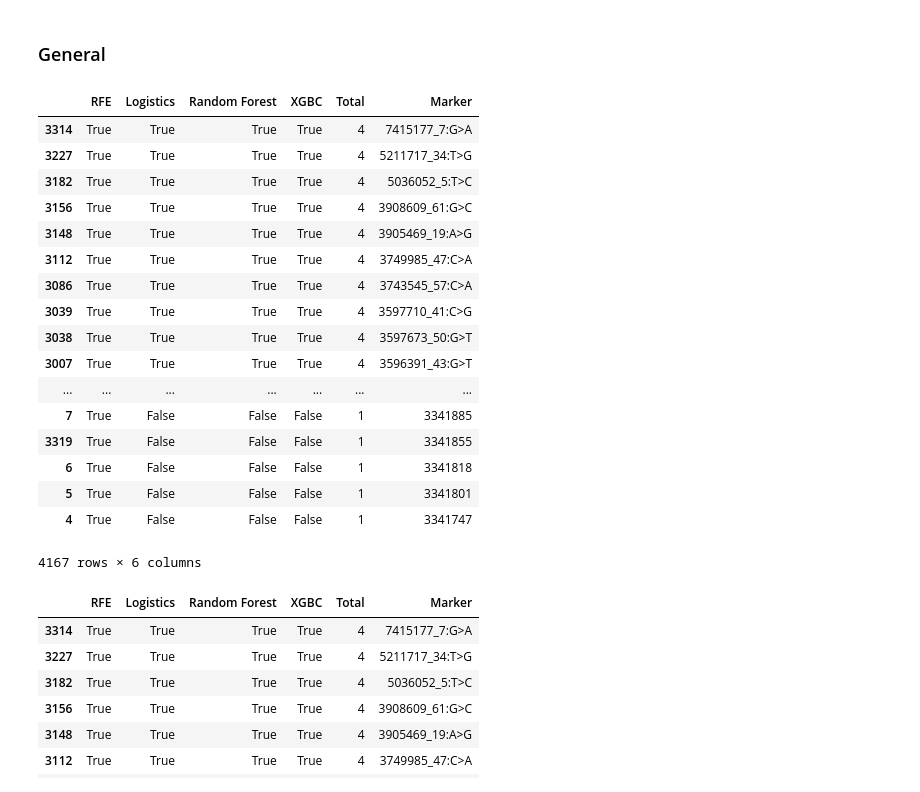
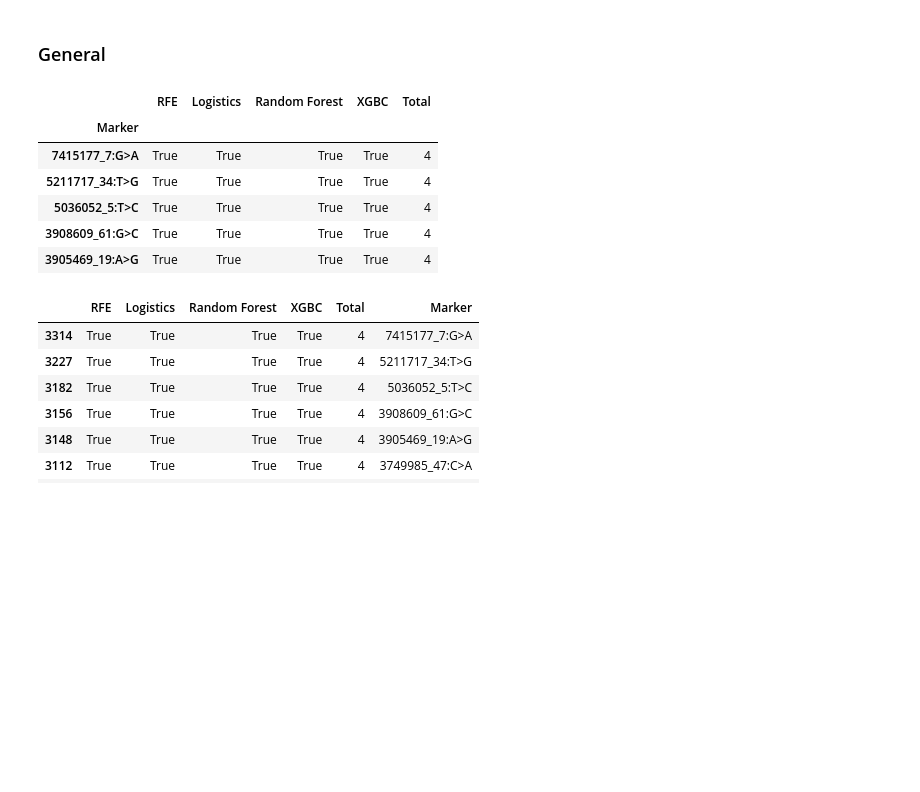
Before and after one commit to Janbinkowski96/New_DaRT_Data, a Jupyter notebook: Markers_selection.ipynb, the cells around one changed output. Cells and saved outputs as stored; diff of their text form; code cells hidden in the pictures; blank space fills up the shorter version.

Commit message:
added selection system

```diff
--- a/Markers_selection.ipynb
+++ b/Markers_selection.ipynb
@@ -174,33 +174,22 @@ print(str(len(rfe_feature)), 'selected features')
 # %%
 my_dict = {'RFE':rfe_support, 'Logistics':embeded_lr_support, 'Random Forest':embeded_rf_support,
            'XGBC':embeded_xgbc_support}
 
 feature_selection_df = pd.DataFrame.from_dict(my_dict, orient='index').transpose()
 
 feature_selection_df['Total'] = np.sum(feature_selection_df, axis=1)
 feature_selection_df["Marker"] = feature_name
 feature_selection_df = feature_selection_df.sort_values(['Total','Marker'], ascending=False)
-#feature_selection_df.set_index("Marker", inplace=True)
-feature_selection_df
+feature_selection_df.set_index("Marker", inplace=True, drop=True)
+feature_selection_df.head()
 # %% [output]
-|  | RFE | Logistics | Random Forest | XGBC | Total | Marker |
-| 3314 | True | True | True | True | 4 | 7415177_7:G>A |
-| 3227 | True | True | True | True | 4 | 5211717_34:T>G |
-| 3182 | True | True | True | True | 4 | 5036052_5:T>C |
-| 3156 | True | True | True | True | 4 | 3908609_61:G>C |
-| 3148 | True | True | True | True | 4 | 3905469_19:A>G |
-| 3112 | True | True | True | True | 4 | 3749985_47:C>A |
-| 3086 | True | True | True | True | 4 | 3743545_57:C>A |
-| 3039 | True | True | True | True | 4 | 3597710_41:C>G |
-| 3038 | True | True | True | True | 4 | 3597673_50:G>T |
-| 3007 | True | True | True | True | 4 | 3596391_43:G>T |
-| ... | ... | ... | ... | ... | ... | ... |
-| 7 | True | False | False | False | 1 | 3341885 |
-| 3319 | True | False | False | False | 1 | 3341855 |
-| 6 | True | False | False | False | 1 | 3341818 |
-| 5 | True | False | False | False | 1 | 3341801 |
-| 4 | True | False | False | False | 1 | 3341747 |
+|  | RFE | Logistics | Random Forest | XGBC | Total |
+| Marker |  |  |  |  |  |
+| 7415177_7:G>A | True | True | True | True | 4 |
+| 5211717_34:T>G | True | True | True | True | 4 |
+| 5036052_5:T>C | True | True | True | True | 4 |
+| 3908609_61:G>C | True | True | True | True | 4 |
+| 3905469_19:A>G | True | True | True | True | 4 |
-4167 rows × 6 columns
 # %%
 selected = feature_selection_df[feature_selection_df['Total'] >= 3]
 #selected.to_excel("selected_markers.xlsx", index=False)
```
